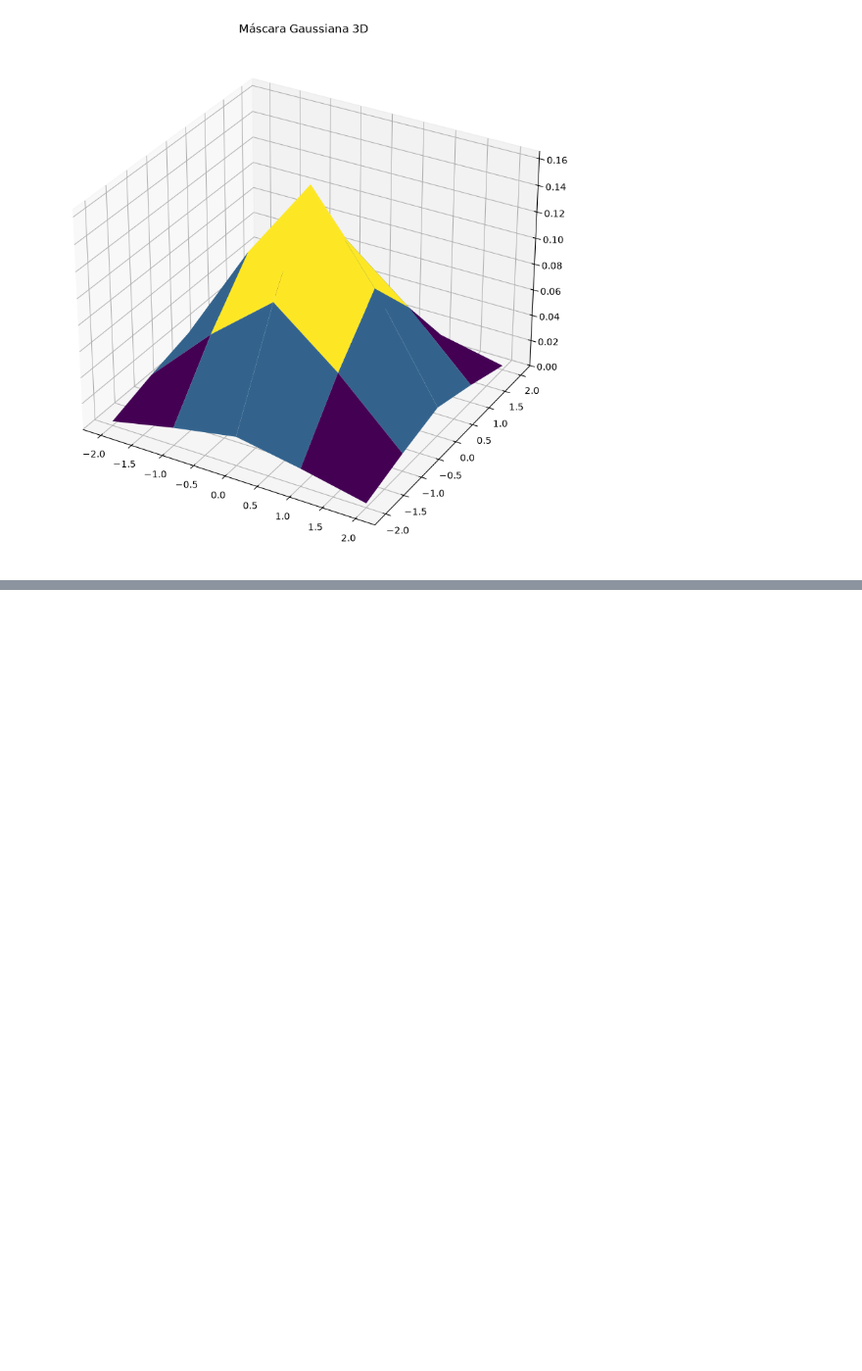
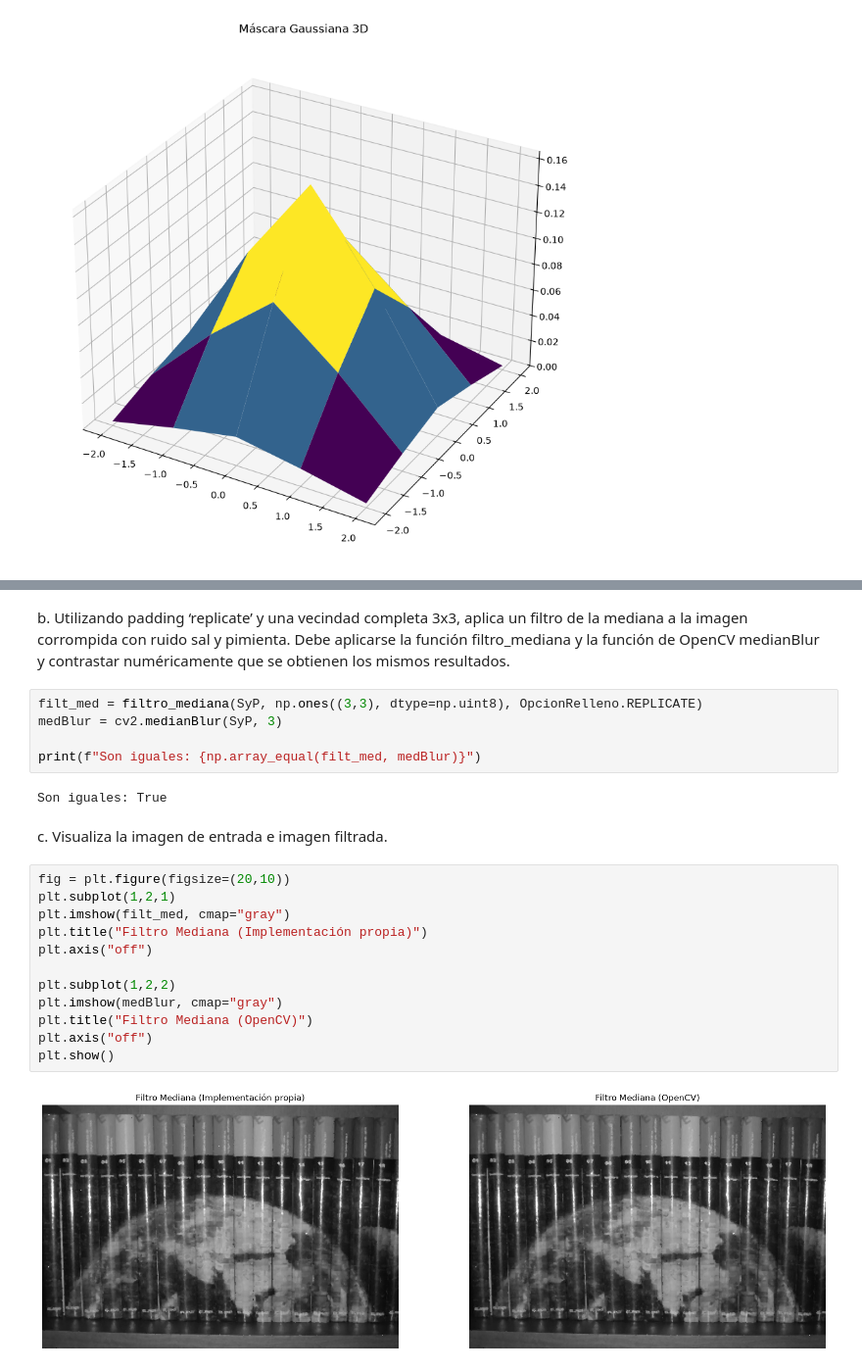
Before and after one commit to rubencq26/Practica5VPC, a Jupyter notebook: p5.ipynb, the cells around one changed output, grey strips where cells are left out. Shown at 98% size. Cells and saved outputs as stored; diff of their text form; blank space fills up the shorter version.

```diff
--- a/p5.ipynb
+++ b/p5.ipynb
@@ -256,0 +360,27 @@ Suma de la máscara: 1.0
+# %% [markdown]
+b.
+Utilizando padding ‘replicate’ y una vecindad completa 3x3, aplica un filtro de la mediana a la imagen corrompida con ruido sal y pimienta. Debe aplicarse la función filtro_mediana y la función de OpenCV medianBlur y contrastar numéricamente que se obtienen los mismos resultados.
+# %%
+filt_med = filtro_mediana(SyP, np.ones((3,3), dtype=np.uint8), OpcionRelleno.REPLICATE)
+medBlur = cv2.medianBlur(SyP, 3)
+
+print(f"Son iguales: {np.array_equal(filt_med, medBlur)}")
+# %% [output]
+Son iguales: True
+# %% [markdown]
+c.
+Visualiza la imagen de entrada e imagen filtrada.
+# %%
+fig = plt.figure(figsize=(20,10))
+plt.subplot(1,2,1)
+plt.imshow(filt_med, cmap="gray")
+plt.title("Filtro Mediana (Implementación propia)")
+plt.axis("off")
+
+plt.subplot(1,2,2)
+plt.imshow(medBlur, cmap="gray")
+plt.title("Filtro Mediana (OpenCV)")
+plt.axis("off")
+plt.show()
+# %% [output]
+[figure, added]
```
Also changed, not shown: parts of 8 cells of this notebook, 1 other file.
